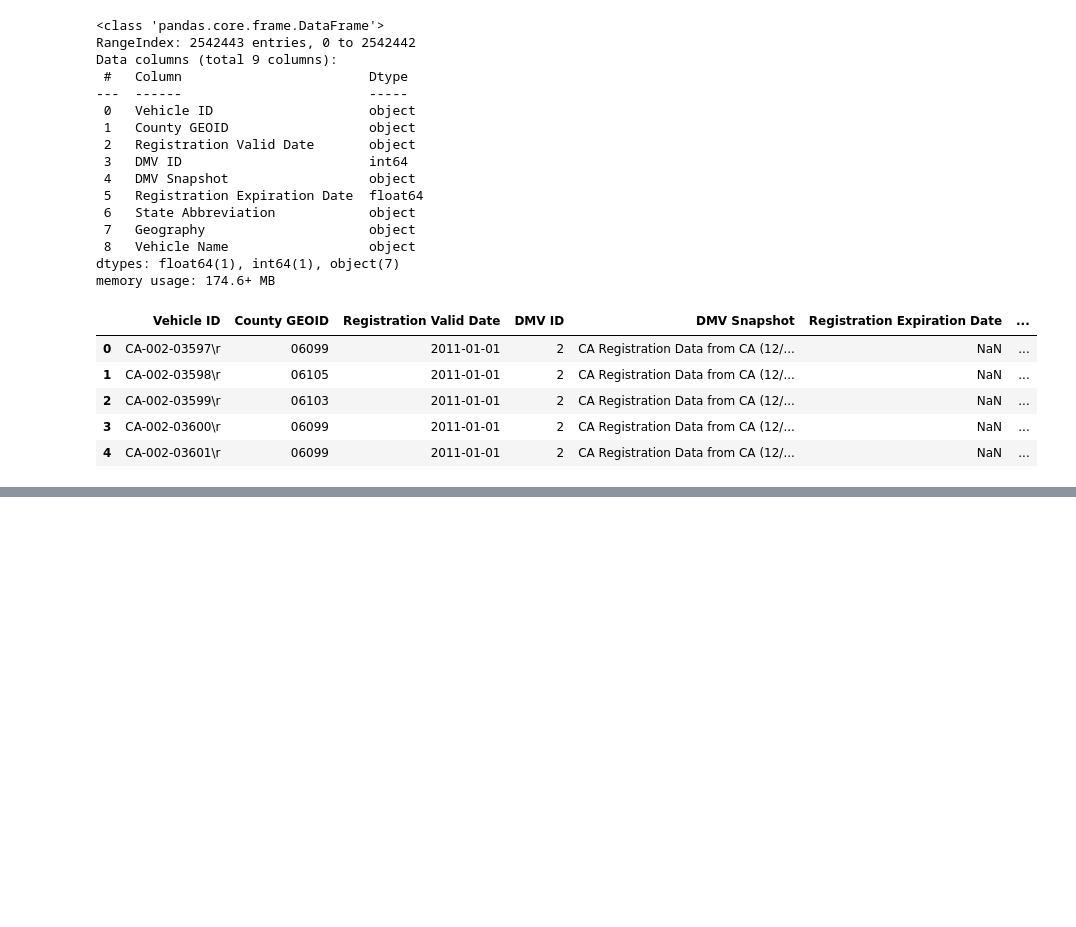
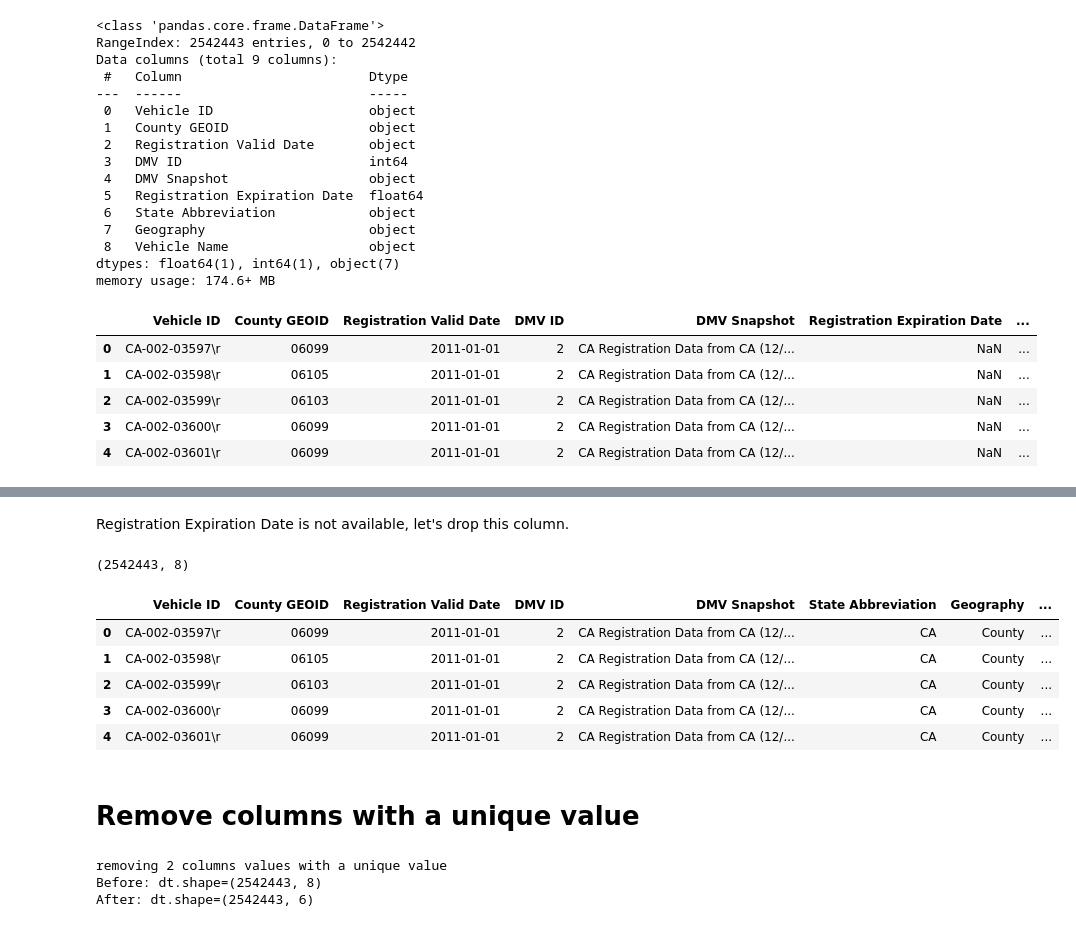
Before and after one commit to akashjn/DataScience, a Jupyter notebook: 0_Webscraping.ipynb, the cells around one changed output, grey strips where cells are left out. Saved outputs shown, nothing was run; the diff lists cells and outputs as text; code cells hidden in the pictures; blank space fills up the shorter version.

```diff
--- a/0_Webscraping.ipynb
+++ b/0_Webscraping.ipynb
@@ -55,0 +73,2 @@ dt.head()
+# %% [markdown]
+Registration Expiration Date is not available, let's drop this column.
@@ -55,0 +77,25 @@ dt.head()
+# %%
+print(dt.shape)
+# %% [output]
+(2542443, 8)
+# %%
+dt.head()
+# %% [output]
+|  | Vehicle ID | County GEOID | Registration Valid Date | DMV ID | DMV Snapshot | State Abbreviation | Geography | ... |
+| 0 | CA-002-03597\r | 06099 | 2011-01-01 | 2 | CA Registration Data from CA (12/... | CA | County | ... |
+| 1 | CA-002-03598\r | 06105 | 2011-01-01 | 2 | CA Registration Data from CA (12/... | CA | County | ... |
+| 2 | CA-002-03599\r | 06103 | 2011-01-01 | 2 | CA Registration Data from CA (12/... | CA | County | ... |
+| 3 | CA-002-03600\r | 06099 | 2011-01-01 | 2 | CA Registration Data from CA (12/... | CA | County | ... |
+| 4 | CA-002-03601\r | 06099 | 2011-01-01 | 2 | CA Registration Data from CA (12/... | CA | County | ... |
+# %% [markdown]
+# Remove columns with a unique value
+# %%
+# Remove columns with a unique value; will also remove columns with only 0
+print(f"removing {sum(dt.nunique()<2)} columns values with a unique value")
+print(f"Before: dt.shape={dt.shape}")
+dt=dt.loc[:,dt.nunique()>1]
+print(f"After: dt.shape={dt.shape} \n")
+# %% [output]
+removing 2 columns values with a unique value
+Before: dt.shape=(2542443, 8)
+After: dt.shape=(2542443, 6)
```
Also changed, not shown: parts of 14 cells of this notebook.
